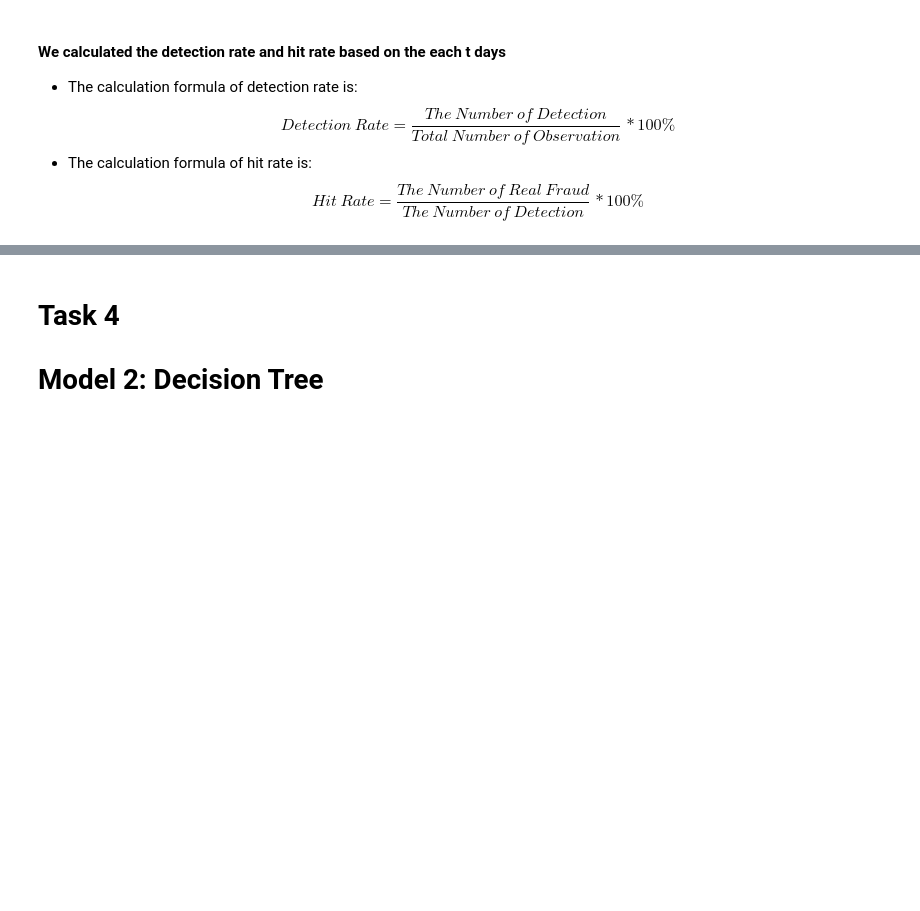
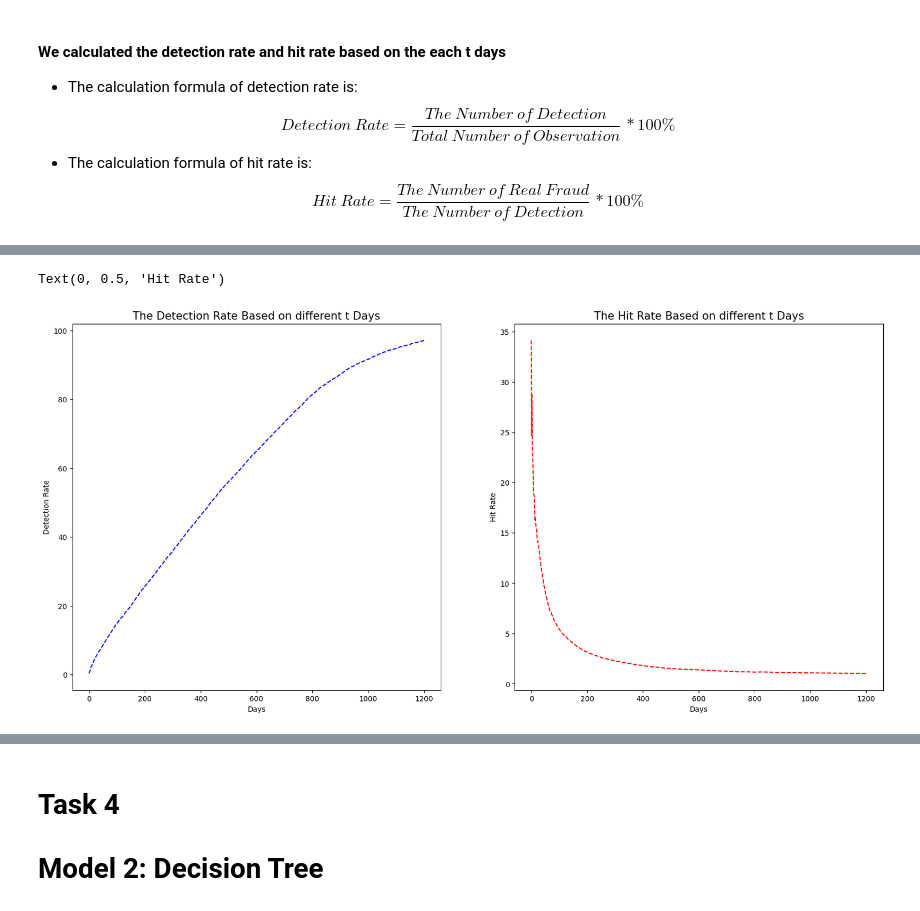
Before and after one commit to jill-data/DL-Insurance-Fraud-Detection, a Jupyter notebook: group8_deliverables/insurance_fraud_code.ipynb, the cells around one changed output, grey strips where cells are left out. Saved outputs shown, nothing was run; the diff lists cells and outputs as text; code cells hidden in the pictures; blank space fills up the shorter version.

```diff
--- a/group8_deliverables/insurance_fraud_code.ipynb
+++ b/group8_deliverables/insurance_fraud_code.ipynb
@@ -479,0 +523,20 @@ d, h, Y_all_prediction = detect_fraudulent_claims_model_1(t, df_insurance_claims
+# %%
+### Plot the results of detection rate and hit rate
+fig = plt.figure(figsize = (20, 20))
+AX1 = fig.add_subplot(2,2,1)
+AX2 = fig.add_subplot(2,2,2)
+
+AX1.plot(t, d, ls = "--", color = "blue")
+AX2.plot(t, h, ls = "--", color = "red")
+
+AX1.set_title("The Detection Rate Based on different t Days", fontsize = 15, horizontalalignment="center")
+AX2.set_title("The Hit Rate Based on different t Days", fontsize = 15, horizontalalignment="center")
+
+AX1.set_xlabel("Days", fontsize = 10)
+AX1.set_ylabel("Detection Rate", fontsize = 10)
+
+AX2.set_xlabel("Days", fontsize = 10)
+AX2.set_ylabel("Hit Rate", fontsize = 10)
+# %% [output]
+Text(0, 0.5, 'Hit Rate')
+[figure, added]
```
Also changed, not shown: parts of 34 cells of this notebook, 3 other files.
